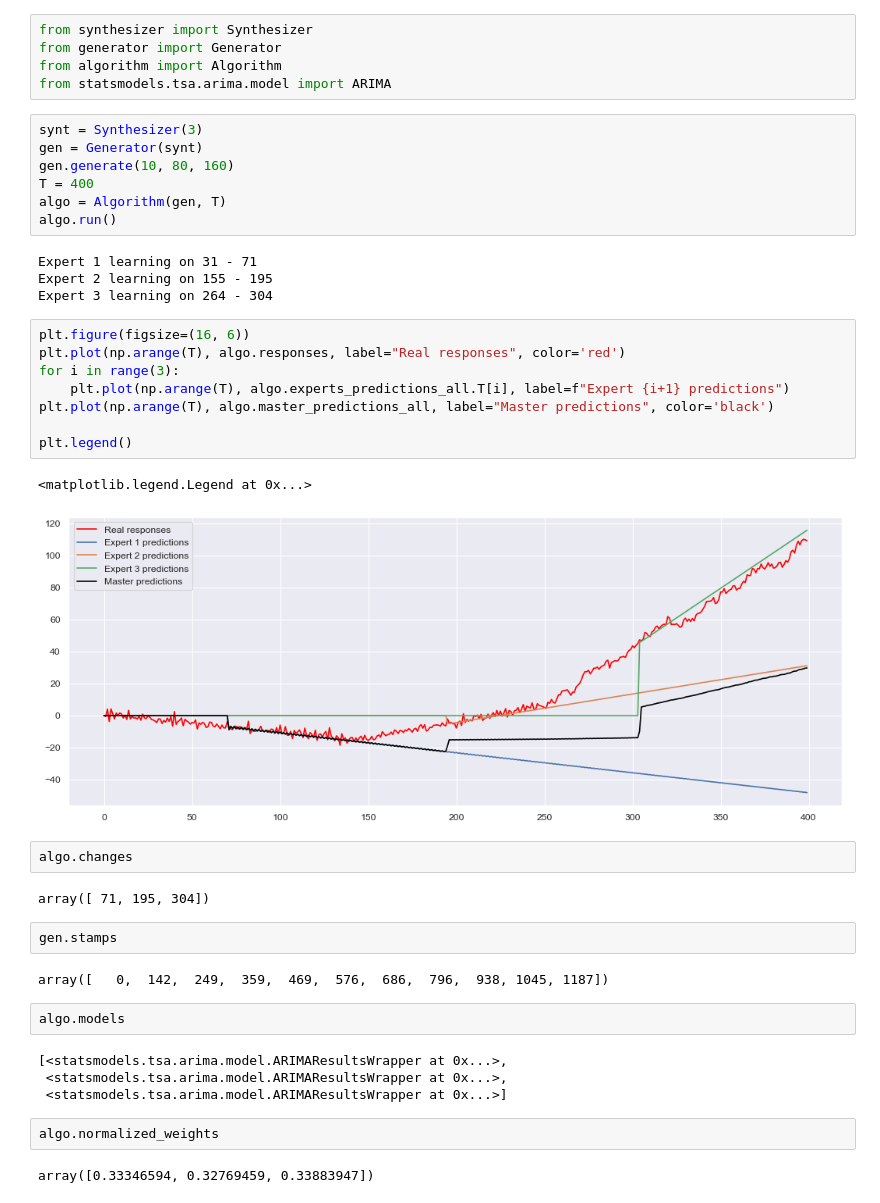
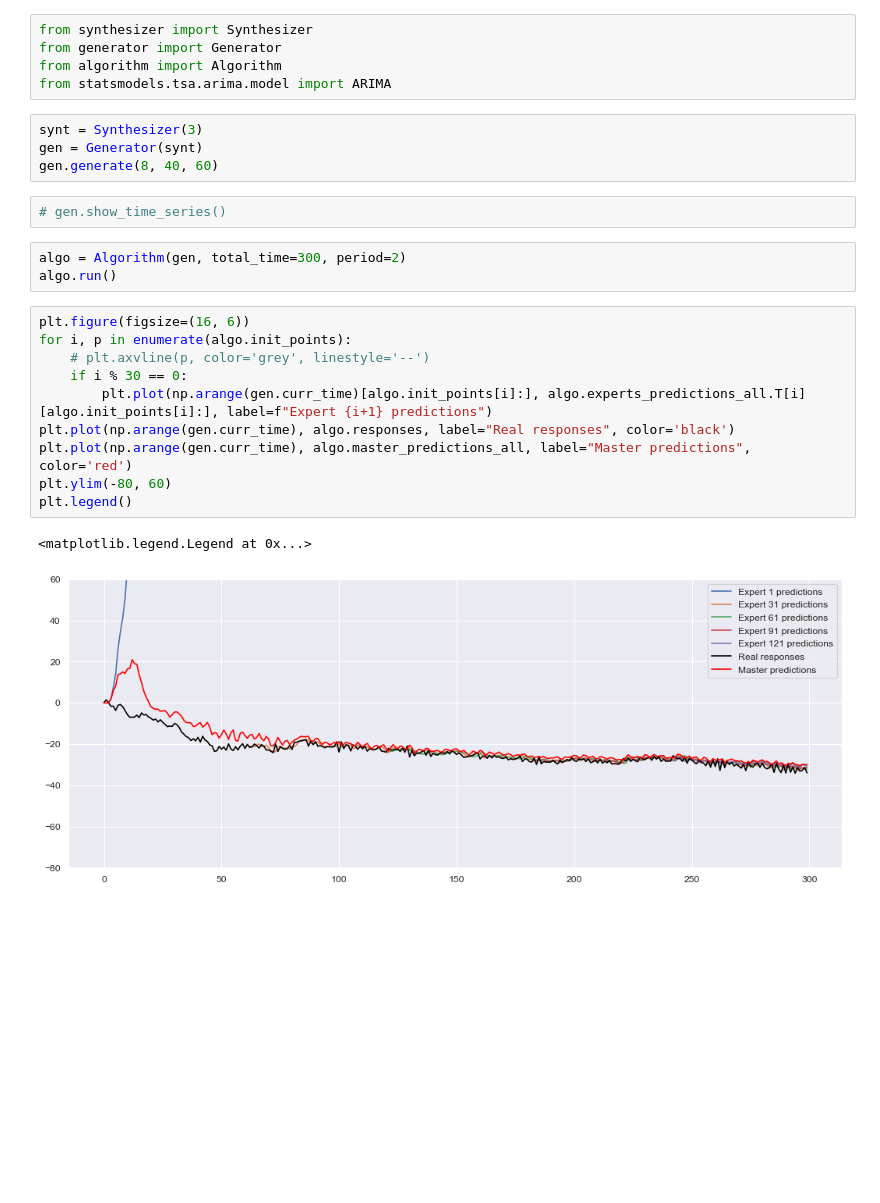
Before and after one commit to intsystems/2024-Project-125, a Jupyter notebook: mycode/algo.ipynb, the cells around one changed output. Cells and saved outputs as stored; diff of their text form; blank space fills up the shorter version.

```diff
--- a/mycode/algo.ipynb
+++ b/mycode/algo.ipynb
@@ -18,40 +18,22 @@ from statsmodels.tsa.arima.model import ARIMA
 # %%
 synt = Synthesizer(3)
 gen = Generator(synt)
-gen.generate(10, 80, 160)
-T = 400
-algo = Algorithm(gen, T)
-algo.run()
+gen.generate(8, 40, 60)
-# %% [output]
-Expert 1 learning on 31 - 71
-Expert 2 learning on 155 - 195
-Expert 3 learning on 264 - 304
+# %%
+# gen.show_time_series()
+# %%
+algo = Algorithm(gen, total_time=300, period=2)
+algo.run()
 # %%
 plt.figure(figsize=(16, 6))
-plt.plot(np.arange(T), algo.responses, label="Real responses", color='red')
-for i in range(3):
-    plt.plot(np.arange(T), algo.experts_predictions_all.T[i], label=f"Expert {i+1} predictions")
-plt.plot(np.arange(T), algo.master_predictions_all, label="Master predictions", color='black')
-
+for i, p in enumerate(algo.init_points):
+    # plt.axvline(p, color='grey', linestyle='--')
+    if i % 30 == 0:
+        plt.plot(np.arange(gen.curr_time)[algo.init_points[i]:], algo.experts_predictions_all.T[i][algo.init_points[i]:], label=f"Expert {i+1} predictions")
+plt.plot(np.arange(gen.curr_time), algo.responses, label="Real responses", color='black')
+plt.plot(np.arange(gen.curr_time), algo.master_predictions_all, label="Master predictions", color='red')
+plt.ylim(-80, 60)
 plt.legend()
 # %% [output]
 <matplotlib.legend.Legend at 0x...>
-[figure, old version]
+[figure, new version]
-# %%
-algo.changes
-# %% [output]
-array([ 71, 195, 304])
-# %%
-gen.stamps
-# %% [output]
-array([   0,  142,  249,  359,  469,  576,  686,  796,  938, 1045, 1187])
-# %%
-algo.models
-# %% [output]
-[<statsmodels.tsa.arima.model.ARIMAResultsWrapper at 0x...>,
- <statsmodels.tsa.arima.model.ARIMAResultsWrapper at 0x...>,
- <statsmodels.tsa.arima.model.ARIMAResultsWrapper at 0x...>]
-# %%
-algo.normalized_weights
-# %% [output]
-array([0.33346594, 0.32769459, 0.33883947])
```
Also changed, not shown: parts of 6 cells of this notebook, 4 other files.
